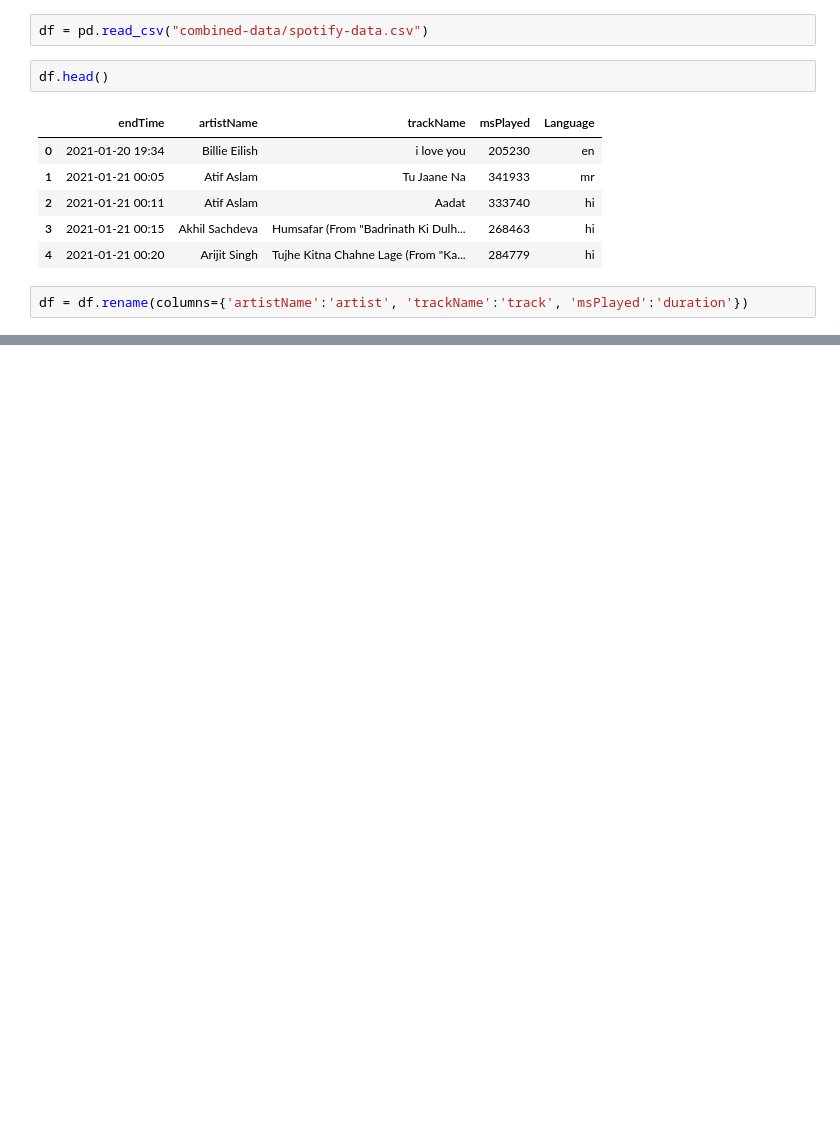
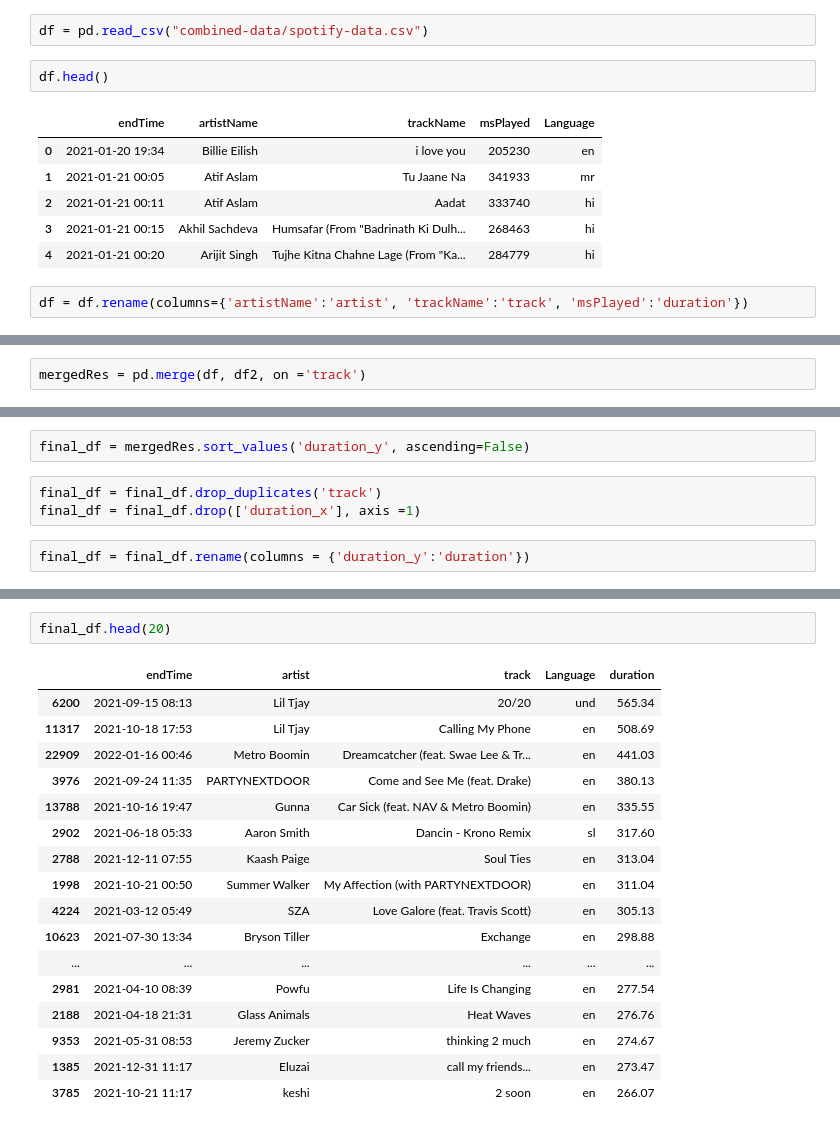
Before and after one commit to Sanskar-16/spotify, a Jupyter notebook: edit.ipynb, the cells around one changed output, grey strips where cells are left out. Cells and saved outputs as stored; diff of their text form; blank space fills up the shorter version.

Commit message:
finished tracks most played

```diff
--- a/edit.ipynb
+++ b/edit.ipynb
@@ -26,0 +43,2 @@ df.head()
+# %%
+mergedRes = pd.merge(df, df2, on ='track')
@@ -26,0 +61,7 @@ df.head()
+# %%
+final_df = mergedRes.sort_values('duration_y', ascending=False)
+# %%
+final_df = final_df.drop_duplicates('track')
+final_df = final_df.drop(['duration_x'], axis =1)
+# %%
+final_df = final_df.rename(columns = {'duration_y':'duration'})
@@ -26,0 +83,20 @@ df.head()
+# %%
+final_df.head(20)
+# %% [output]
+|  | endTime | artist | track | Language | duration |
+| 6200 | 2021-09-15 08:13 | Lil Tjay | 20/20 | und | 565.34 |
+| 11317 | 2021-10-18 17:53 | Lil Tjay | Calling My Phone | en | 508.69 |
+| 22909 | 2022-01-16 00:46 | Metro Boomin | Dreamcatcher (feat. Swae Lee & Tr... | en | 441.03 |
+| 3976 | 2021-09-24 11:35 | PARTYNEXTDOOR | Come and See Me (feat. Drake) | en | 380.13 |
+| 13788 | 2021-10-16 19:47 | Gunna | Car Sick (feat. NAV & Metro Boomin) | en | 335.55 |
+| 2902 | 2021-06-18 05:33 | Aaron Smith | Dancin - Krono Remix | sl | 317.60 |
+| 2788 | 2021-12-11 07:55 | Kaash Paige | Soul Ties | en | 313.04 |
+| 1998 | 2021-10-21 00:50 | Summer Walker | My Affection (with PARTYNEXTDOOR) | en | 311.04 |
+| 4224 | 2021-03-12 05:49 | SZA | Love Galore (feat. Travis Scott) | en | 305.13 |
+| 10623 | 2021-07-30 13:34 | Bryson Tiller | Exchange | en | 298.88 |
+| ... | ... | ... | ... | ... | ... |
+| 2981 | 2021-04-10 08:39 | Powfu | Life Is Changing | en | 277.54 |
+| 2188 | 2021-04-18 21:31 | Glass Animals | Heat Waves | en | 276.76 |
+| 9353 | 2021-05-31 08:53 | Jeremy Zucker | thinking 2 much | en | 274.67 |
+| 1385 | 2021-12-31 11:17 | Eluzai | call my friends... | en | 273.47 |
+| 3785 | 2021-10-21 11:17 | keshi | 2 soon | en | 266.07 |
```
Also changed, not shown: parts of 9 cells of this notebook, 2 other files.
